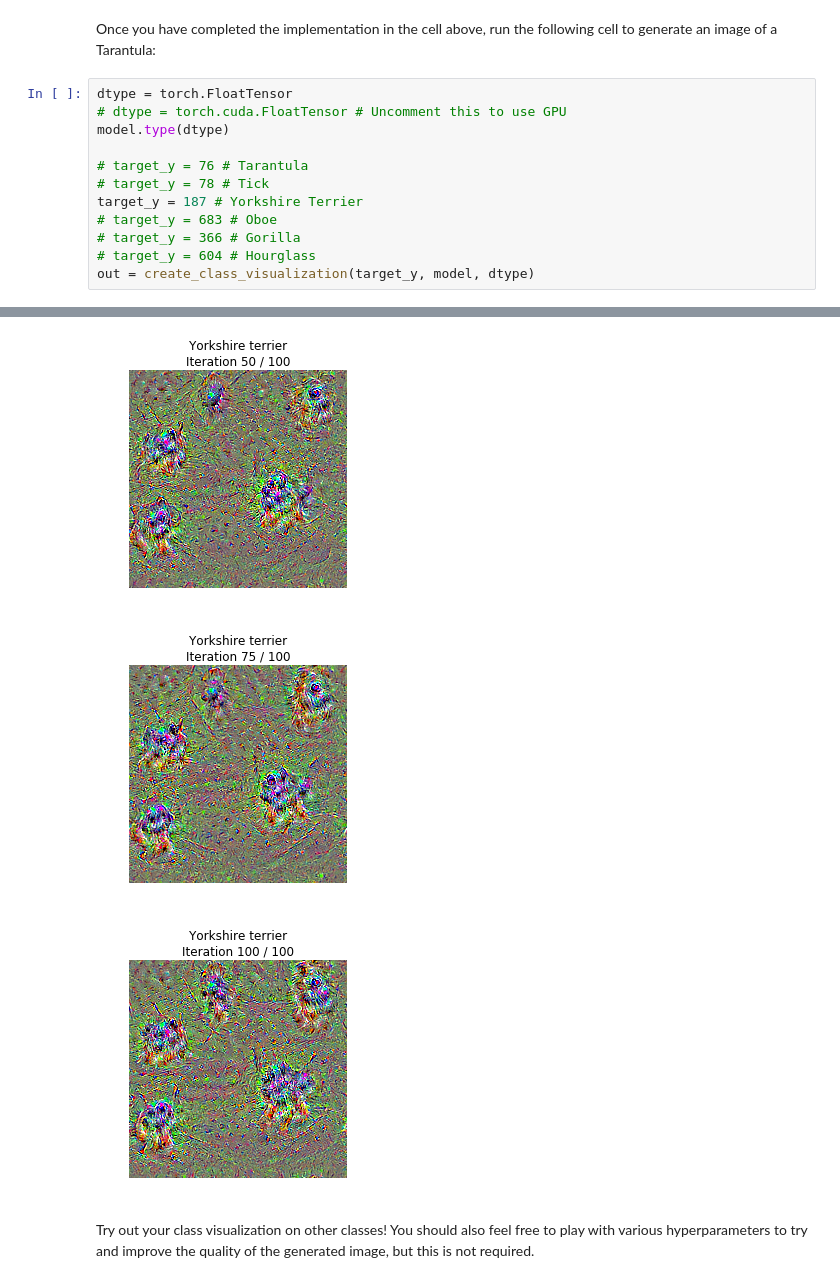
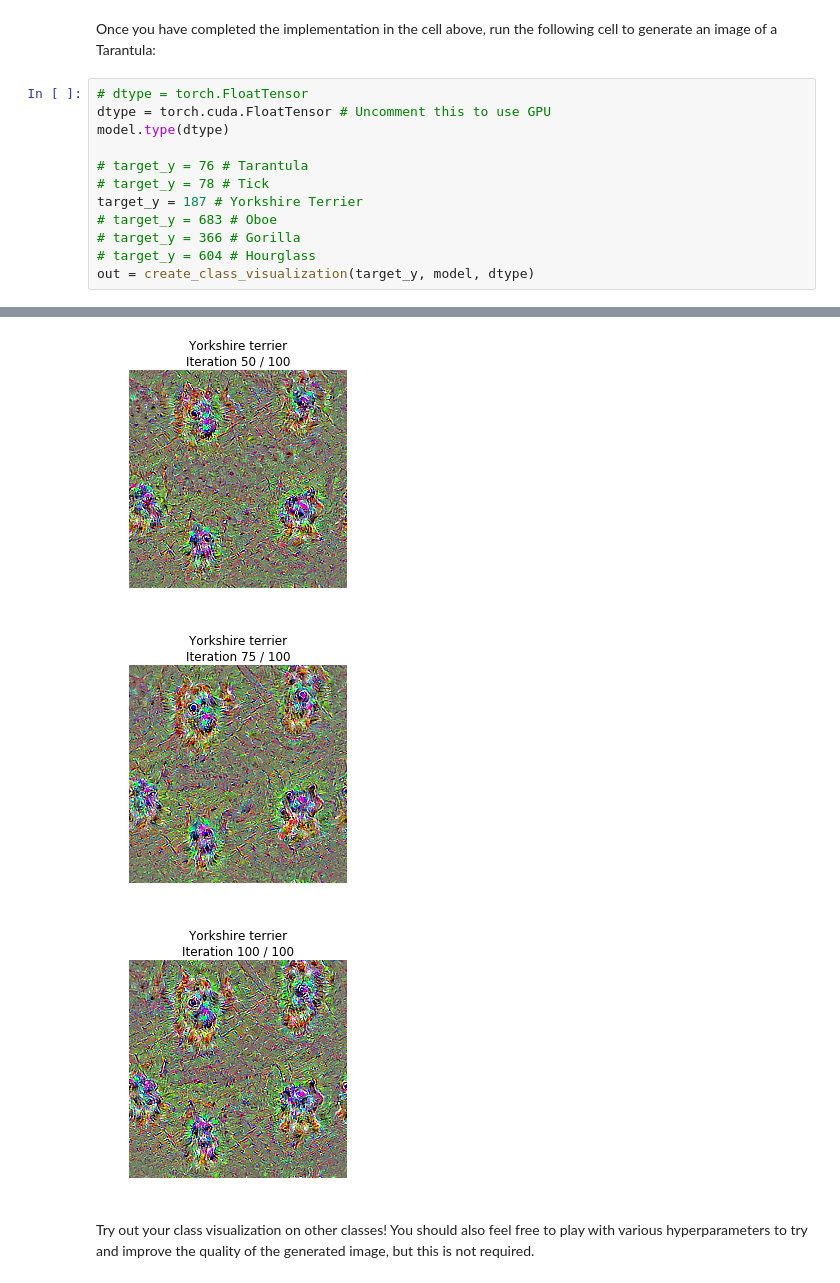
Before and after one commit to xuwd11/cs231n_hws, a Jupyter notebook: assignment3/NetworkVisualization-PyTorch.ipynb, the cells around one changed output, grey strips where cells are left out. Cells and saved outputs as stored; diff of their text form.

```diff
--- a/assignment3/NetworkVisualization-PyTorch.ipynb
+++ b/assignment3/NetworkVisualization-PyTorch.ipynb
@@ -430,8 +430,8 @@ def create_class_visualization(target_y, model, dtype, **kwargs):
 # %% [markdown]
 Once you have completed the implementation in the cell above, run the following cell to generate an image of a Tarantula:
 # %%
-dtype = torch.FloatTensor
-# dtype = torch.cuda.FloatTensor # Uncomment this to use GPU
+# dtype = torch.FloatTensor
+dtype = torch.cuda.FloatTensor # Uncomment this to use GPU
 model.type(dtype)
 
 # target_y = 76 # Tarantula
@@ -447,6 +447,6 @@ out = create_class_visualization(target_y, model, dtype)
-[figure, old version]
+[figure, new version]
-[figure, old version]
+[figure, new version]
-[figure, old version]
+[figure, new version]
 # %% [markdown]
 Try out your class visualization on other classes! You should also feel free to play with various hyperparameters to try and improve the quality of the generated image, but this is not required.
 # %%
```
Also changed, not shown: parts of 3 cells of this notebook.
